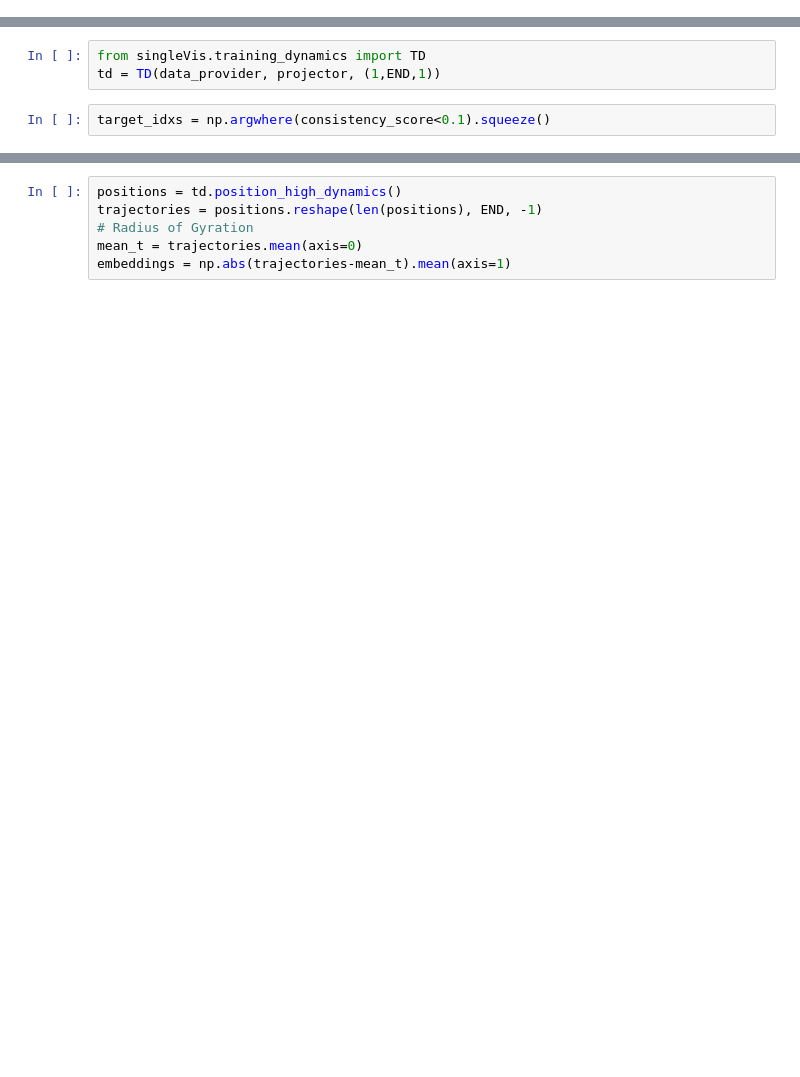
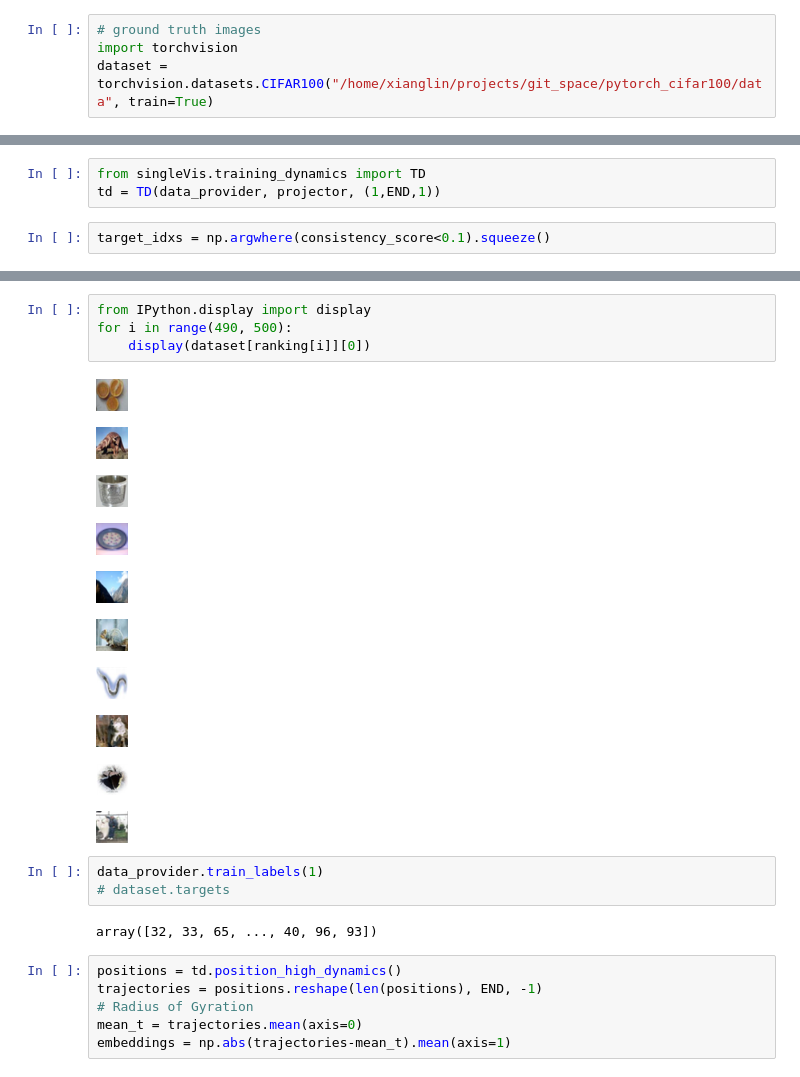
Before and after one commit to xianglinyang/GenVis, a Jupyter notebook: experiments/early-stopping.ipynb, the cells around one changed output, grey strips where cells are left out. Cells and saved outputs as stored; diff of their text form; blank space fills up the shorter version.

```diff
--- a/experiments/early-stopping.ipynb
+++ b/experiments/early-stopping.ipynb
@@ -88,3 +87,7 @@ consistency_score = np.load("/home/xianglin/git_space/structural-regularity/docs
 consistency_score = consistency_score['scores']
 # consistency_score = np.load("/home/xianglin/git_space/structural-regularity/mnist-cscores.npy", allow_pickle=True)
+# %%
+# ground truth images
+import torchvision
+dataset = torchvision.datasets.CIFAR100("/home/xianglin/projects/git_space/pytorch_cifar100/data", train=True)
 # %%
@@ -127,3 +119,23 @@ for i in range(10):
+# %%
+from IPython.display import display
+for i in range(490, 500):
+    display(dataset[ranking[i]][0])
+# %% [output]
+[figure, added]
+[figure, added]
+[figure, added]
+[figure, added]
+[figure, added]
+[figure, added]
+[figure, added]
+[figure, added]
+[figure, added]
+[figure, added]
+# %%
+data_provider.train_labels(1)
+# dataset.targets
+# %% [output]
+array([32, 33, 65, ..., 40, 96, 93])
 # %%
 positions = td.position_high_dynamics()
 trajectories = positions.reshape(len(positions), END, -1)
```
Also changed, not shown: parts of 10 cells of this notebook, 1 other file.
